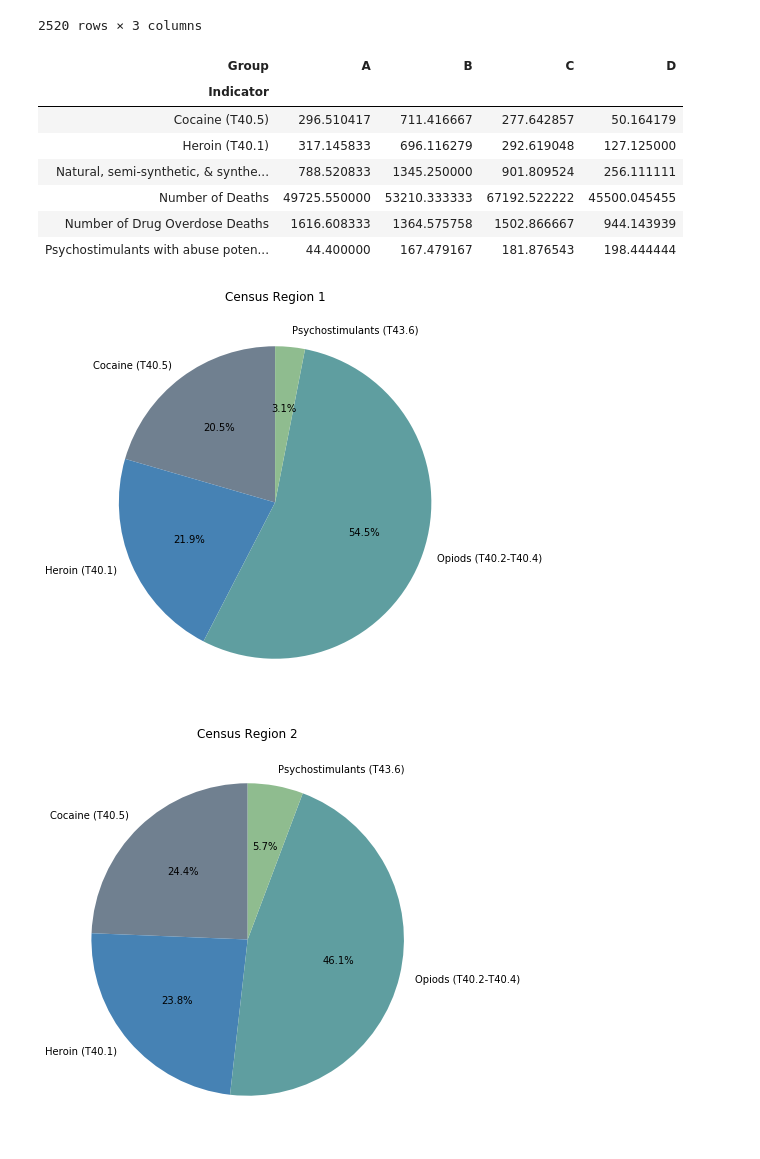
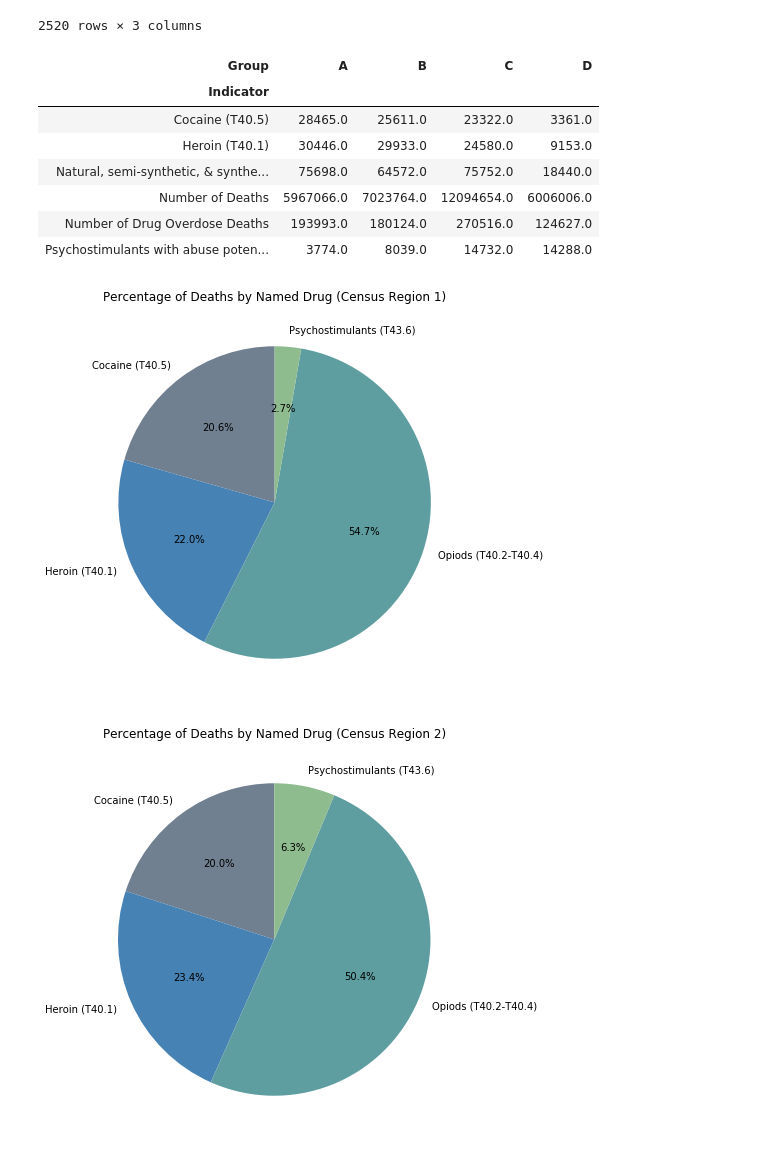
Before and after one commit to linmck/group_project_1, a Jupyter notebook: Data_munge.ipynb, the cells around one changed output. Cells and saved outputs as stored; diff of their text form; code cells hidden in the pictures.

Commit message:
Updated pivot table to sum values

```diff
--- a/Data_munge.ipynb
+++ b/Data_munge.ipynb
@@ -109,58 +109,59 @@ reg_df
 # %%
 # Resulting pivot
 reg_df = pd.DataFrame(reg_df)
-reg_pivot = reg_df.pivot_table(index="Indicator", columns ="Group", values="Data Value")
+reg_pivot = reg_df.pivot_table(index="Indicator", columns ="Group", values="Data Value", aggfunc=np.sum)
 reg_pivot
 # %% [output]
 | Group | A | B | C | D |
 | Indicator |  |  |  |  |
-| Cocaine (T40.5) | 296.510417 | 711.416667 | 277.642857 | 50.164179 |
-| Heroin (T40.1) | 317.145833 | 696.116279 | 292.619048 | 127.125000 |
-| Natural, semi-synthetic, & synthe... | 788.520833 | 1345.250000 | 901.809524 | 256.111111 |
-| Number of Deaths | 49725.550000 | 53210.333333 | 67192.522222 | 45500.045455 |
-| Number of Drug Overdose Deaths | 1616.608333 | 1364.575758 | 1502.866667 | 944.143939 |
-| Psychostimulants with abuse poten... | 44.400000 | 167.479167 | 181.876543 | 198.444444 |
+| Cocaine (T40.5) | 28465.0 | 25611.0 | 23322.0 | 3361.0 |
+| Heroin (T40.1) | 30446.0 | 29933.0 | 24580.0 | 9153.0 |
+| Natural, semi-synthetic, & synthe... | 75698.0 | 64572.0 | 75752.0 | 18440.0 |
+| Number of Deaths | 5967066.0 | 7023764.0 | 12094654.0 | 6006006.0 |
+| Number of Drug Overdose Deaths | 193993.0 | 180124.0 | 270516.0 | 124627.0 |
+| Psychostimulants with abuse poten... | 3774.0 | 8039.0 | 14732.0 | 14288.0 |
 # %%
 reg_pivot.to_csv(r"Resources/drug-overdose_region.csv")
 # %%
 named_drugs_reg = reg_pivot.drop(["Number of Deaths", "Number of Drug Overdose Deaths"])
-named_drugs_reg = named_drugs_reg.rename({"Natural, semi-synthetic, & synthetic opioids, incl. methadone (T40.2-T40.4)":"Opiods (T40.2-T40.4)","Psychostimulants with abuse potential (T43.6)": "Psychostimulants (T43.6)"})
+named_drugs_reg = named_drugs_reg.rename({"Natural, semi-synthetic, & synthetic opioids, incl. methadone (T40.2-T40.4)":"Opiods (T40.2-T40.4)",
+                                          "Psychostimulants with abuse potential (T43.6)": "Psychostimulants (T43.6)"})
 
 # Data to plot
 labels = named_drugs_reg.index
 named_deaths_ax1_sizes = named_drugs_reg["A"]
 named_deaths_ax2_sizes = named_drugs_reg["B"]
 named_deaths_ax3_sizes = named_drugs_reg["C"]
 named_deaths_ax4_sizes = named_drugs_reg["D"]
 colors = ["slategray", "steelblue", "cadetblue", "darkseagreen"]
 
 # Plot Census Region 1
 fig1, named_deaths_ax1 = plt.subplots(figsize=(7, 8))
 named_deaths_ax1.pie(named_deaths_ax1_sizes, labels=labels, colors = colors, autopct='%1.1f%%', startangle=90)
-named_deaths_ax1.set(aspect="equal", title="Census Region 1")
+named_deaths_ax1.set(aspect="equal", title="Percentage of Deaths by Named Drug (Census Region 1)")
 
 plt.show()
 
 #Plot Census Region 2
 fig2, named_deaths_ax2 = plt.subplots(figsize=(7, 8))
 named_deaths_ax2.pie(named_deaths_ax2_sizes, labels=labels, colors = colors, autopct='%1.1f%%', startangle=90)
-named_deaths_ax2.set(aspect="equal", title="Census Region 2")
+named_deaths_ax2.set(aspect="equal", title="Percentage of Deaths by Named Drug (Census Region 2)")
 
 plt.show()
 
 #Plot Census Region 3
 fig3, named_deaths_ax3 = plt.subplots(figsize=(7, 8))
 named_deaths_ax3.pie(named_deaths_ax3_sizes, labels=labels, colors = colors, autopct='%1.1f%%', startangle=90)
-named_deaths_ax3.set(aspect="equal", title="Census Region 3")
+named_deaths_ax3.set(aspect="equal", title="Percentage of Deaths by Named Drug (Census Region 3)")
 
 plt.show()
 
 #Plot Census Region 3
 fig4, named_deaths_ax4 = plt.subplots(figsize=(7, 8))
 named_deaths_ax4.pie(named_deaths_ax4_sizes, labels=labels, colors = colors, autopct='%1.1f%%', startangle=90)
-named_deaths_ax4.set(aspect="equal", title="Census Region 4")
+named_deaths_ax4.set(aspect="equal", title="Percentage of Deaths by Named Drug (Census Region 4)")
 
 plt.show()
 # %% [output]
-[figure, old version]
+[figure, new version]
-[figure, old version]
+[figure, new version]
```
Also changed, not shown: parts of 2 cells of this notebook, 1 other file.
